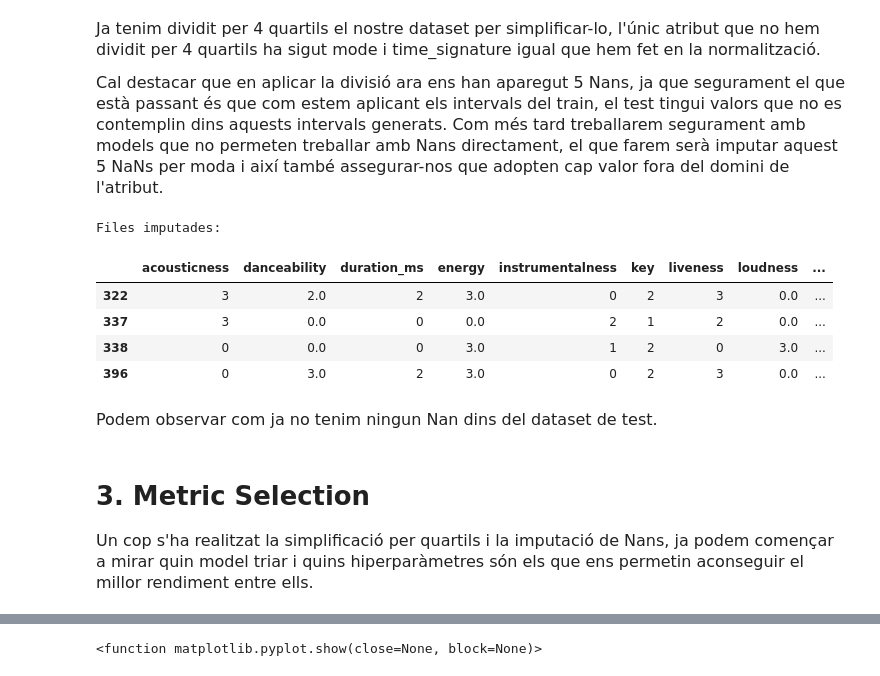
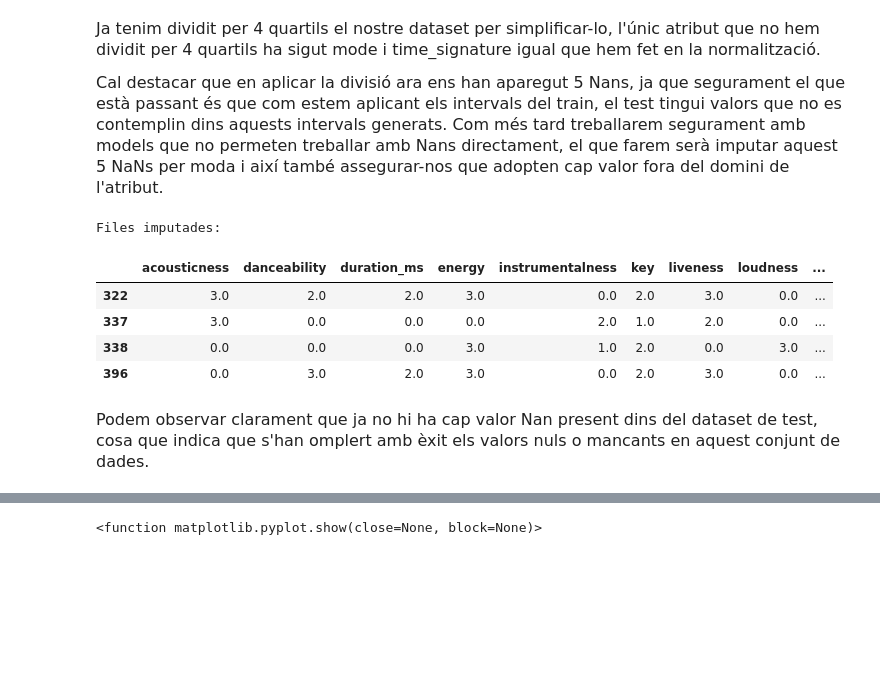
Before and after one commit to laranyeta/APC-Kaggle, a Jupyter notebook: APC_Kaggle_SpotifySongAttributes.ipynb, the cells around one changed output, grey strips where cells are left out. Cells and saved outputs as stored; diff of their text form; code cells hidden in the pictures; blank space fills up the shorter version.

```diff
--- a/APC_Kaggle_SpotifySongAttributes.ipynb
+++ b/APC_Kaggle_SpotifySongAttributes.ipynb
@@ -255,0 +277,3 @@ X_train
+# %%
+X_train,X_test= normalitzar(X_train, X_test)
+X_train
@@ -289,0 +316,3 @@ X_train
+# %%
+X_train,X_test=agrupar(X_train, X_test)
+X_train
@@ -316,31 +359,29 @@ Files amb NaNs:
 <p style="font-family: 'Arial'; font-size:16px;">Ja tenim dividit per 4 quartils el nostre dataset per simplificar-lo, l'únic atribut que no hem dividit per 4 quartils ha sigut mode i time_signature igual que hem fet en la normalització.</p>
 <p style="font-family: 'Arial'; font-size:16px;"> Cal destacar que en aplicar la divisió ara ens han aparegut 5 Nans, ja que segurament el que està passant és que com estem aplicant els intervals del train, el test tingui valors que no es contemplin dins aquests intervals generats.
 Com més tard treballarem segurament amb models que no permeten treballar amb Nans directament, el que farem serà imputar aquest 5 NaNs per moda i així també assegurar-nos que adopten cap valor fora del domini de l'atribut.</p>
-# %%
-moda_danceability = X_train['danceability'].mode()[0]
-moda_energy = X_train['energy'].mode()[0]
-moda_loudness = X_train['loudness'].mode()[0]
-
-X_test['danceability'] = X_test['danceability'].fillna(moda_danceability)
-X_test['energy'] = X_test['energy'].fillna(moda_energy)
-X_test['loudness'] = X_test['loudness'].fillna(moda_loudness)
-
-print("Files imputades:")
-nan_rows = X_test.loc[index_nans]
-nan_rows
-# %% [output]
-Files imputades:
-|  | acousticness | danceability | duration_ms | energy | instrumentalness | key | liveness | loudness | ... |
-| 322 | 3 | 2.0 | 2 | 3.0 | 0 | 2 | 3 | 0.0 | ... |
-| 337 | 3 | 0.0 | 0 | 0.0 | 2 | 1 | 2 | 0.0 | ... |
-| 338 | 0 | 0.0 | 0 | 3.0 | 1 | 2 | 0 | 3.0 | ... |
-| 396 | 0 | 3.0 | 2 | 3.0 | 0 | 2 | 3 | 0.0 | ... |
+# %%
+def imputacio(X_train, X_test):
+    imputer = SimpleImputer(strategy='most_frequent')
+    imputer.fit(X_train)
+
+    X_imputed = imputer.transform(X_test)
+    X_imputed = pd.DataFrame(X_imputed, columns=X_test.columns)
+
+    return X_imputed
+# %%
+X_test=imputacio(X_train, X_test)
+
+print("Files imputades:")
+nan_rows = X_test.loc[index_nans]
+nan_rows
+# %% [output]
+Files imputades:
+|  | acousticness | danceability | duration_ms | energy | instrumentalness | key | liveness | loudness | ... |
+| 322 | 3.0 | 2.0 | 2.0 | 3.0 | 0.0 | 2.0 | 3.0 | 0.0 | ... |
+| 337 | 3.0 | 0.0 | 0.0 | 0.0 | 2.0 | 1.0 | 2.0 | 0.0 | ... |
+| 338 | 0.0 | 0.0 | 0.0 | 3.0 | 1.0 | 2.0 | 0.0 | 3.0 | ... |
+| 396 | 0.0 | 3.0 | 2.0 | 3.0 | 0.0 | 2.0 | 3.0 | 0.0 | ... |
 # %% [markdown]
 <section style="color: #525958;">
-<p style="font-family: 'Arial'; font-size:16px;">Podem observar com ja no tenim ningun Nan dins del dataset de test.</p>
+<p style="font-family: 'Arial'; font-size:16px;">Podem observar clarament que ja no hi ha cap valor Nan present dins del dataset de test, cosa que indica que s'han omplert amb èxit els valors nuls o mancants en aquest conjunt de dades.</p>
 </section>
-# %% [markdown]
-# 3. Metric Selection
-<section style="color: #525958;">
-<p style="font-family: 'Arial'; font-size:16px;">Un cop s'ha realitzat la simplificació per quartils i la imputació de Nans, ja podem començar a mirar quin model triar i quins hiperparàmetres són els que ens permetin aconseguir el millor rendiment entre ells.</p>
-</section>
```
Also changed, not shown: parts of 29 cells of this notebook.
